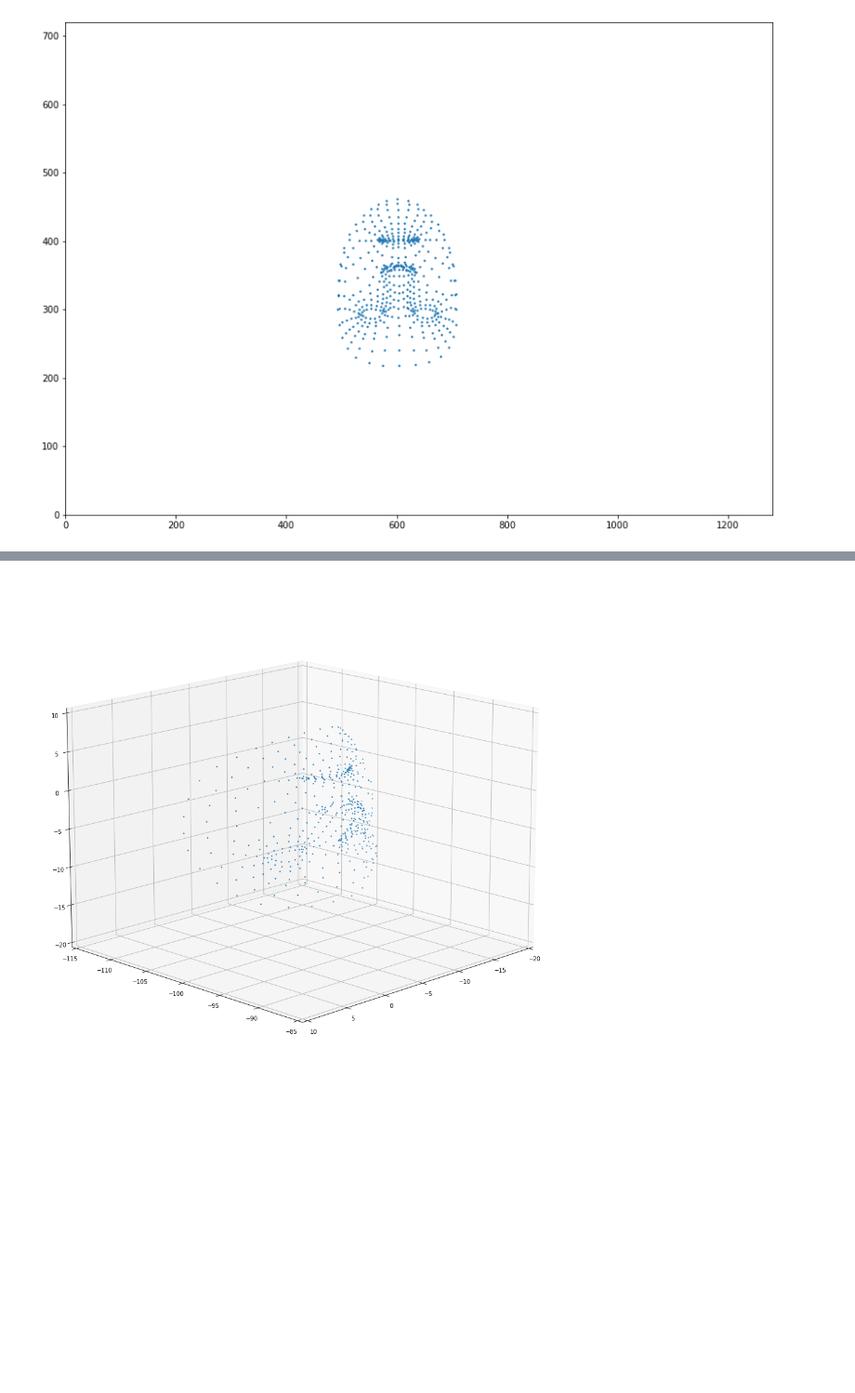
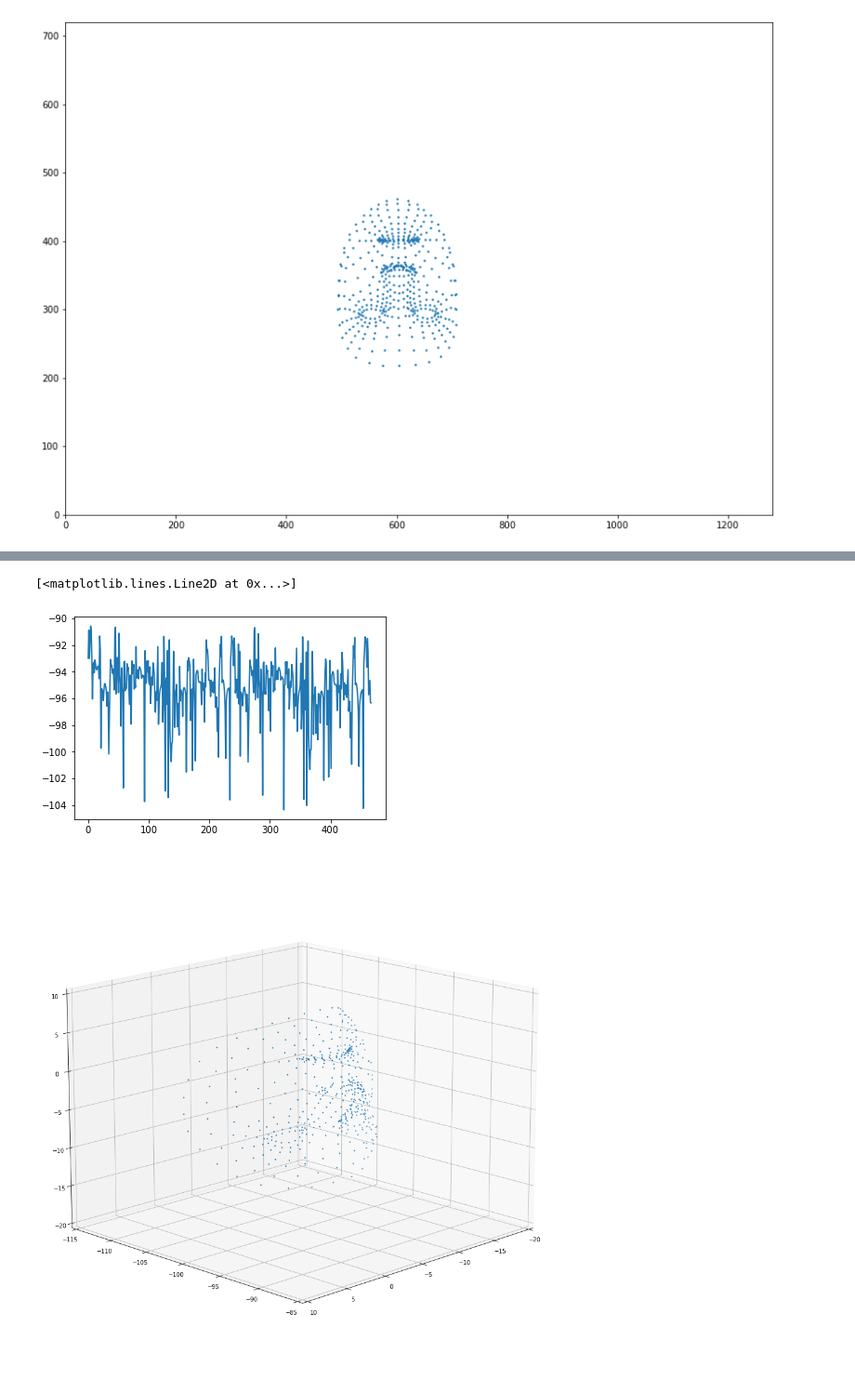
Before and after one commit to Rassibassi/mediapipeFacegeometryPython, a Jupyter notebook: metric_landmarks_to_world_model.ipynb, the cells around one changed output, grey strips where cells are left out. Shown at 93% size. Drawn from its saved outputs; the diff is of its cells as text; code cells hidden in the pictures; blank space fills up the shorter version.

```diff
--- a/metric_landmarks_to_world_model.ipynb
+++ b/metric_landmarks_to_world_model.ipynb
@@ -40,3 +50,8 @@ ax.set_ylim(0, frame_height)
+# %%
+plt.plot(metric_landmarks[2,:])
+# %% [output]
+[<matplotlib.lines.Line2D at 0x...>]
+[figure, added]
 # %%
 fig = plt.figure(figsize=(16, 20))
 ax = fig.add_subplot(111, projection='3d')
```
Also changed, not shown: parts of 2 cells of this notebook.
